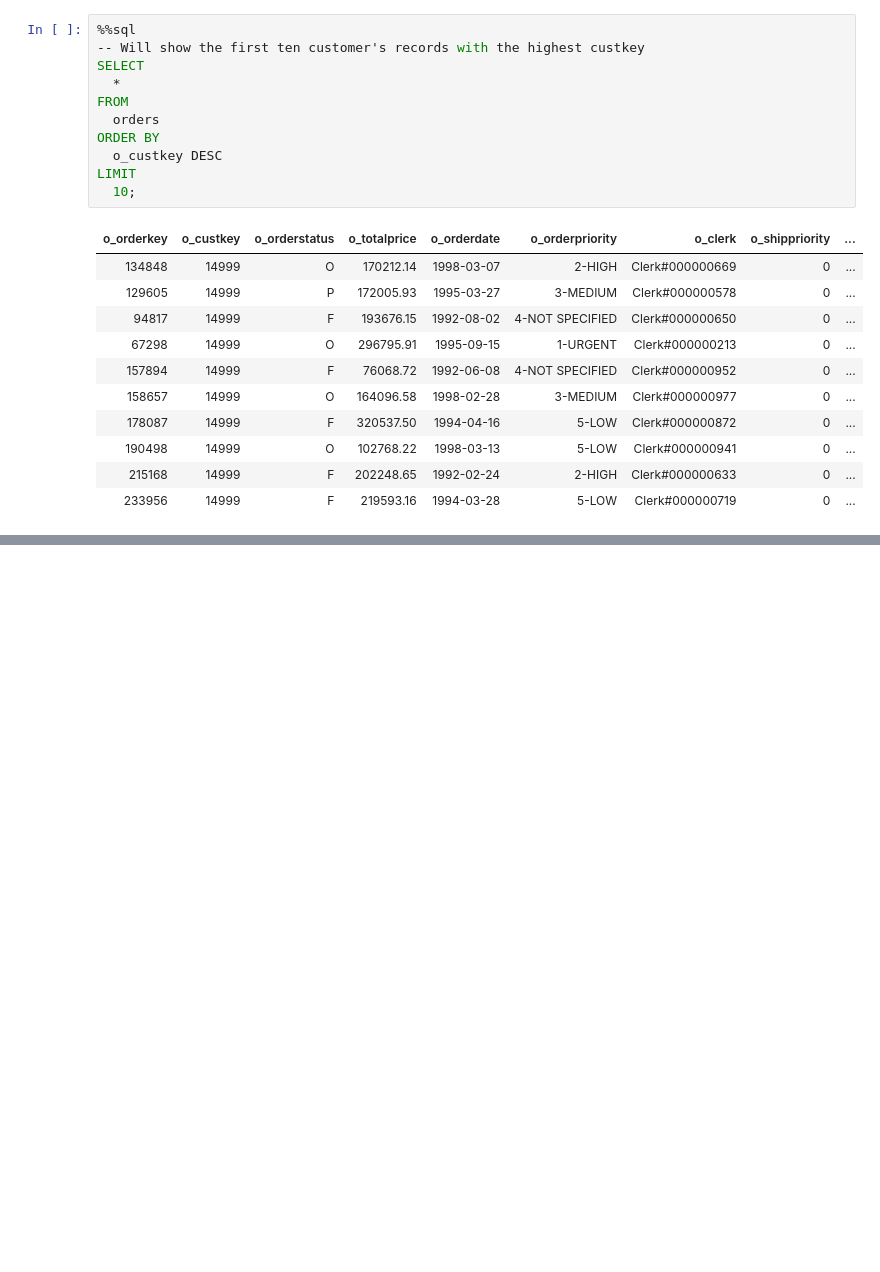
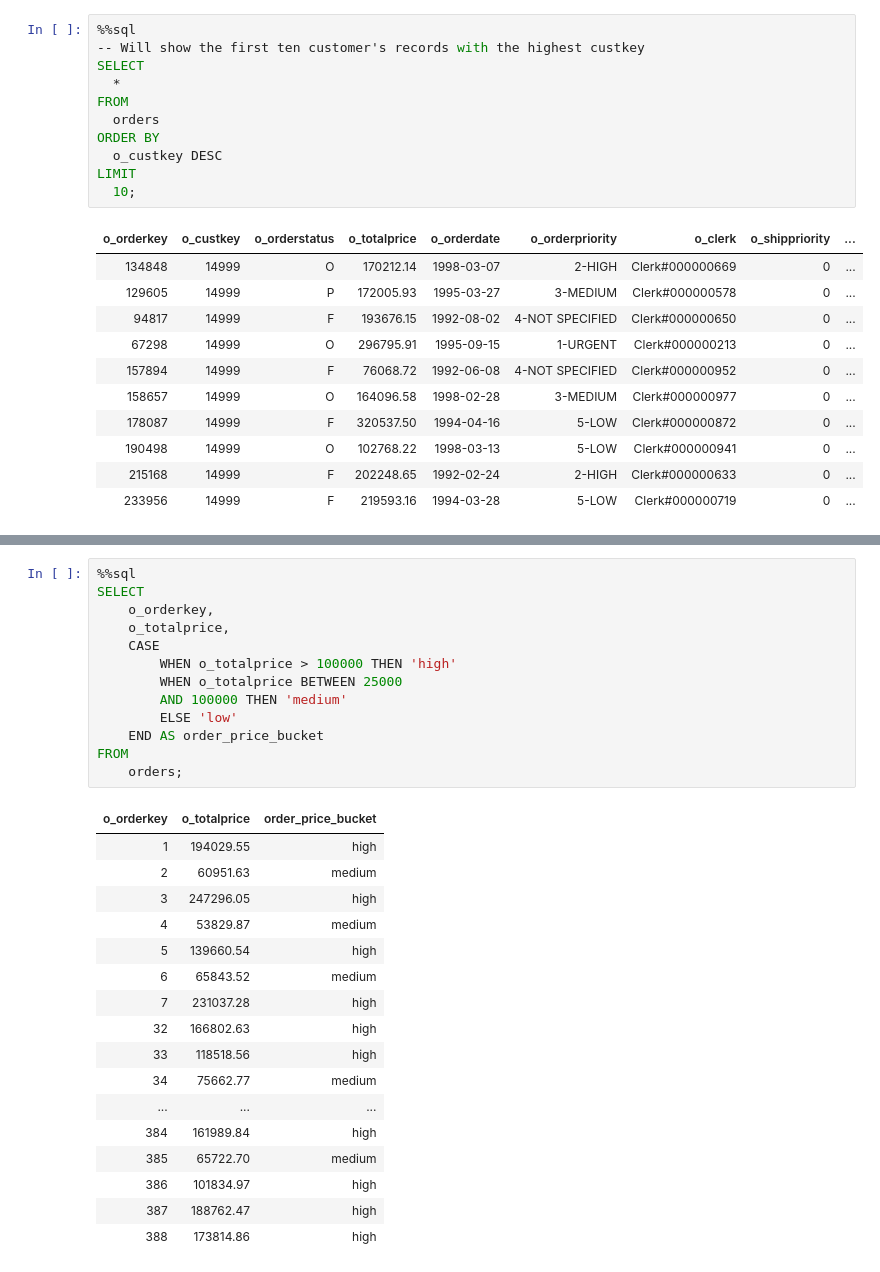
Before and after one commit to shus1699/defb, a Jupyter notebook: notebooks/starter-notebook.ipynb, the cells around one changed output, grey strips where cells are left out. Saved outputs shown, nothing was run; the diff lists cells and outputs as text; blank space fills up the shorter version.

```diff
--- a/notebooks/starter-notebook.ipynb
+++ b/notebooks/starter-notebook.ipynb
@@ -518,0 +687,31 @@ INNER JOIN dim_customers c ON o.o_custkey = c.c_custkey;
+# %%
+%%sql
+SELECT
+    o_orderkey,
+    o_totalprice,
+    CASE
+        WHEN o_totalprice > 100000 THEN 'high'
+        WHEN o_totalprice BETWEEN 25000
+        AND 100000 THEN 'medium'
+        ELSE 'low'
+    END AS order_price_bucket
+FROM
+    orders;
+# %% [output]
+| o_orderkey | o_totalprice | order_price_bucket |
+| 1 | 194029.55 | high |
+| 2 | 60951.63 | medium |
+| 3 | 247296.05 | high |
+| 4 | 53829.87 | medium |
+| 5 | 139660.54 | high |
+| 6 | 65843.52 | medium |
+| 7 | 231037.28 | high |
+| 32 | 166802.63 | high |
+| 33 | 118518.56 | high |
+| 34 | 75662.77 | medium |
+| ... | ... | ... |
+| 384 | 161989.84 | high |
+| 385 | 65722.70 | medium |
+| 386 | 101834.97 | high |
+| 387 | 188762.47 | high |
+| 388 | 173814.86 | high |
```
Also changed, not shown: parts of 35 cells of this notebook.
